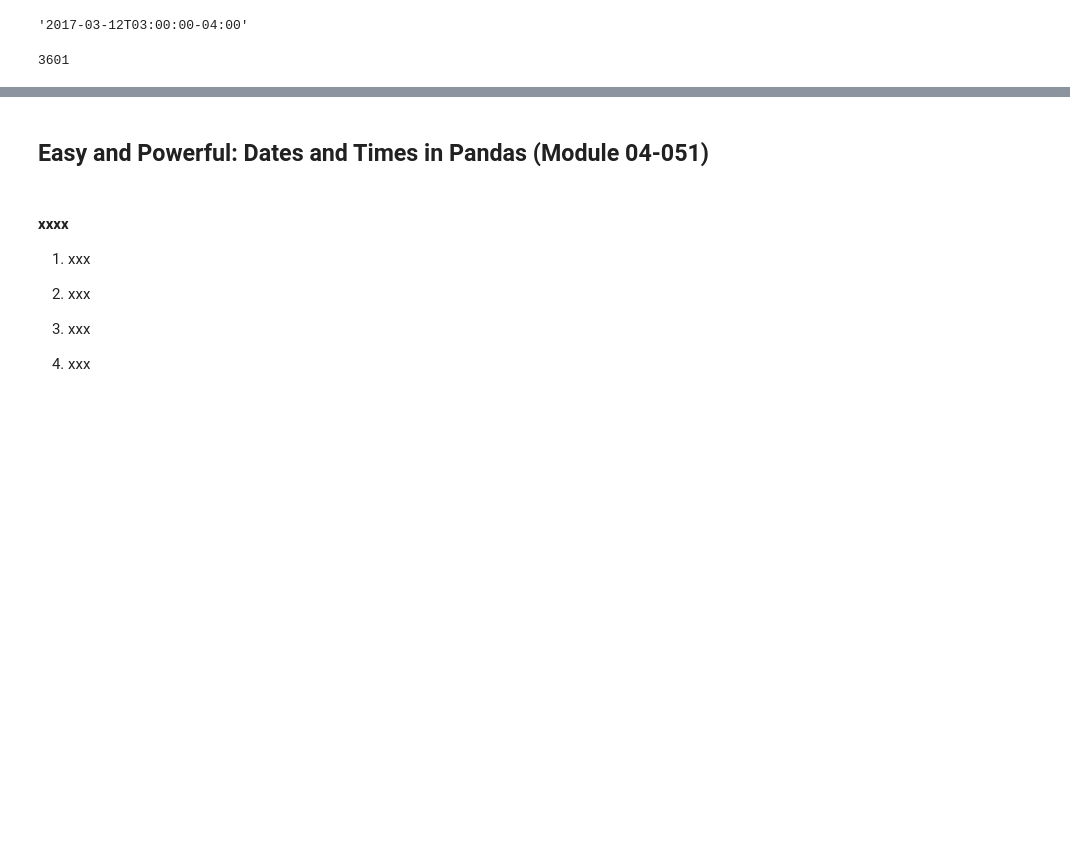
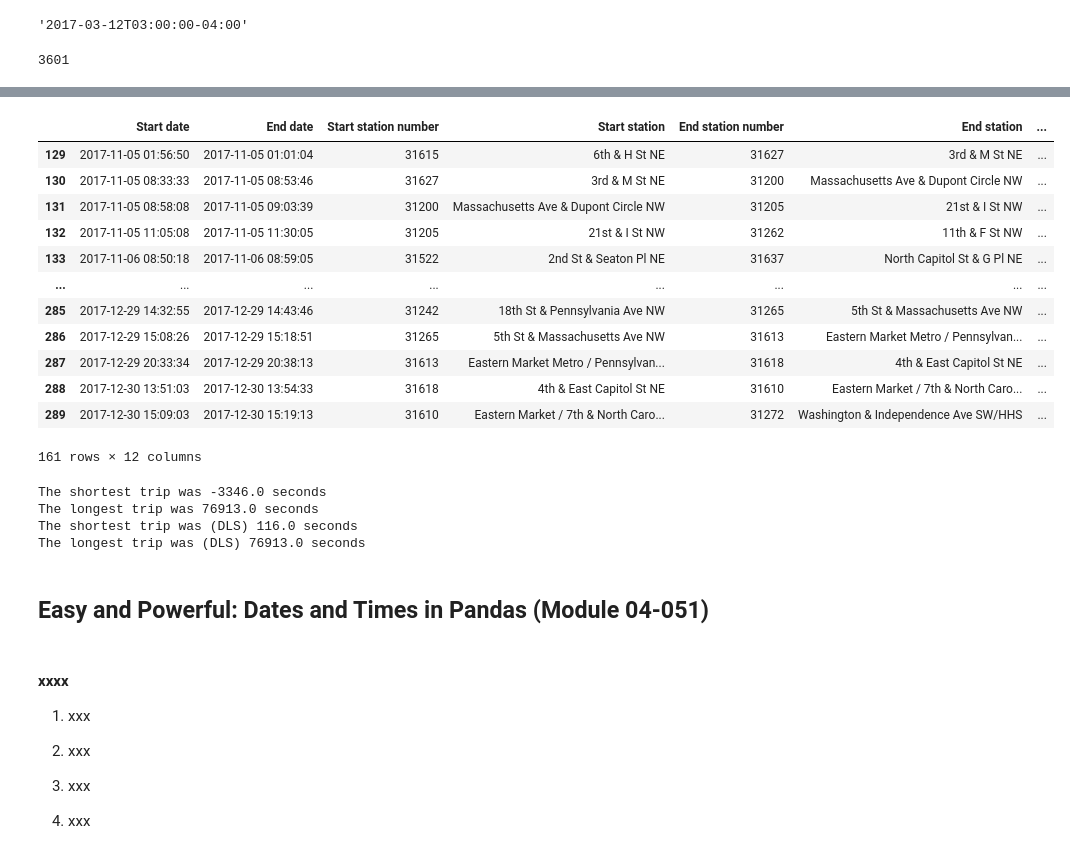
Before and after one commit to mcabas/Datacamp_Notebook, a Jupyter notebook: DataCamp.Course_051_Working with Dates and Times in Python.ipynb, the cells around one changed output, grey strips where cells are left out. Saved outputs shown, nothing was run; the diff lists cells and outputs as text; code cells hidden in the pictures; blank space fills up the shorter version.

```diff
--- a/DataCamp.Course_051_Working with Dates and Times in Python.ipynb
+++ b/DataCamp.Course_051_Working with Dates and Times in Python.ipynb
@@ -1669,0 +1861,33 @@ STEP 03
+# %%
+trip_durations = []
+for index, trip in onebike_datetimes.iterrows():
+    # When the start is later than the end, set the fold to be 1
+    if trip['start'] > trip['end']:
+        fold = 1
+    else:
+        fold = 0
+
+    # Convert to UTC
+    start_utc = trip['start'].astimezone(tz.UTC)
+    end_utc = trip['end'].astimezone(tz.UTC)
+
+    # Enfold the end time
+    end_utc_datetime = end_utc.to_pydatetime()
+    end_enfolded_datetime = tz.enfold(end_utc_datetime, fold)
+    end_enfolded = pd.Timestamp(end_enfolded_datetime)
+    end_enfolded = end_enfolded.tz_convert('UTC')
+
+    # If the enfolded end time is different from the original end time, adjust the fold
+    if end_enfolded != end_utc:
+        fold = 1 - fold
+        end_enfolded_datetime = tz.enfold(end_utc_datetime, fold)
+        end_enfolded = pd.Timestamp(end_enfolded_datetime)
+        end_enfolded = end_enfolded.tz_convert('UTC')
+
+    # Subtract the difference if end time is later than start time
+    if end_enfolded > start_utc:
+        trip_length_seconds = (end_enfolded - start_utc).total_seconds()
+        trip_durations.append(trip_length_seconds)
+
+# Take the shortest trip duration
+print("Shortest trip: " + str(min(trip_durations)))
@@ -1670,3 +1957,42 @@ STEP 03
+# %%
+onebike_datetimes_filtered = onebike_datetimes[onebike_datetimes.trip_duration != onebike_datetimes.trip_duration_DLS_corrected]
+
+display(onebike_datetimes_filtered)
+# %% [output]
+|  | Start date | End date | Start station number | Start station | End station number | End station | ... |
+| 129 | 2017-11-05 01:56:50 | 2017-11-05 01:01:04 | 31615 | 6th & H St NE | 31627 | 3rd & M St NE | ... |
+| 130 | 2017-11-05 08:33:33 | 2017-11-05 08:53:46 | 31627 | 3rd & M St NE | 31200 | Massachusetts Ave & Dupont Circle NW | ... |
+| 131 | 2017-11-05 08:58:08 | 2017-11-05 09:03:39 | 31200 | Massachusetts Ave & Dupont Circle NW | 31205 | 21st & I St NW | ... |
+| 132 | 2017-11-05 11:05:08 | 2017-11-05 11:30:05 | 31205 | 21st & I St NW | 31262 | 11th & F St NW | ... |
+| 133 | 2017-11-06 08:50:18 | 2017-11-06 08:59:05 | 31522 | 2nd St & Seaton Pl NE | 31637 | North Capitol St & G Pl NE | ... |
+| ... | ... | ... | ... | ... | ... | ... | ... |
+| 285 | 2017-12-29 14:32:55 | 2017-12-29 14:43:46 | 31242 | 18th St & Pennsylvania Ave NW | 31265 | 5th St & Massachusetts Ave NW | ... |
+| 286 | 2017-12-29 15:08:26 | 2017-12-29 15:18:51 | 31265 | 5th St & Massachusetts Ave NW | 31613 | Eastern Market Metro / Pennsylvan... | ... |
+| 287 | 2017-12-29 20:33:34 | 2017-12-29 20:38:13 | 31613 | Eastern Market Metro / Pennsylvan... | 31618 | 4th & East Capitol St NE | ... |
+| 288 | 2017-12-30 13:51:03 | 2017-12-30 13:54:33 | 31618 | 4th & East Capitol St NE | 31610 | Eastern Market / 7th & North Caro... | ... |
+| 289 | 2017-12-30 15:09:03 | 2017-12-30 15:19:13 | 31610 | Eastern Market / 7th & North Caro... | 31272 | Washington & Independence Ave SW/HHS | ... |
+161 rows × 12 columns
+# %%
+# Calculate shortest and longest trips
+shortest_trip = min(onebike_durations)
+longest_trip = max(onebike_durations)
+
+# Print out the results
+print("The shortest trip was " + str(shortest_trip) + " seconds")
+print("The longest trip was " + str(longest_trip) + " seconds")
+
+# Calculate shortest and longest trips
+shortest_trip_DLS = min(onebike_durations_DLS)
+longest_trip_DLS = max(onebike_durations_DLS)
+
+# Print out the results
+print("The shortest trip was (DLS) " + str(shortest_trip_DLS) + " seconds")
+print("The longest trip was (DLS) " + str(longest_trip_DLS) + " seconds")
+# %% [output]
+The shortest trip was -3346.0 seconds
+The longest trip was 76913.0 seconds
+The shortest trip was (DLS) 116.0 seconds
+The longest trip was (DLS) 76913.0 seconds
 # %% [markdown]
 ## **Easy and Powerful: Dates and Times in Pandas (Module 04-051)**
 # %% [markdown]
```
Also changed, not shown: parts of 16 cells of this notebook.
